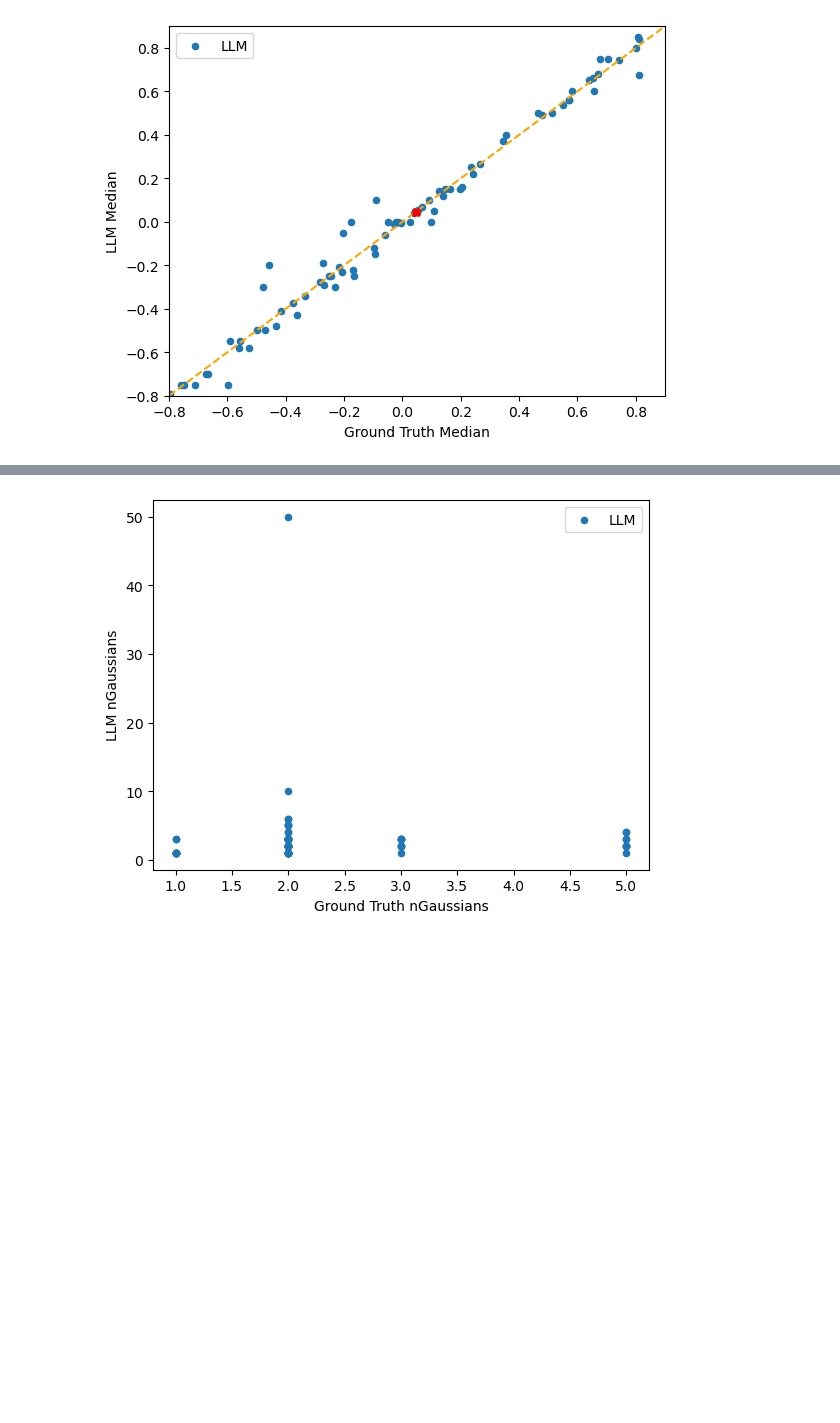
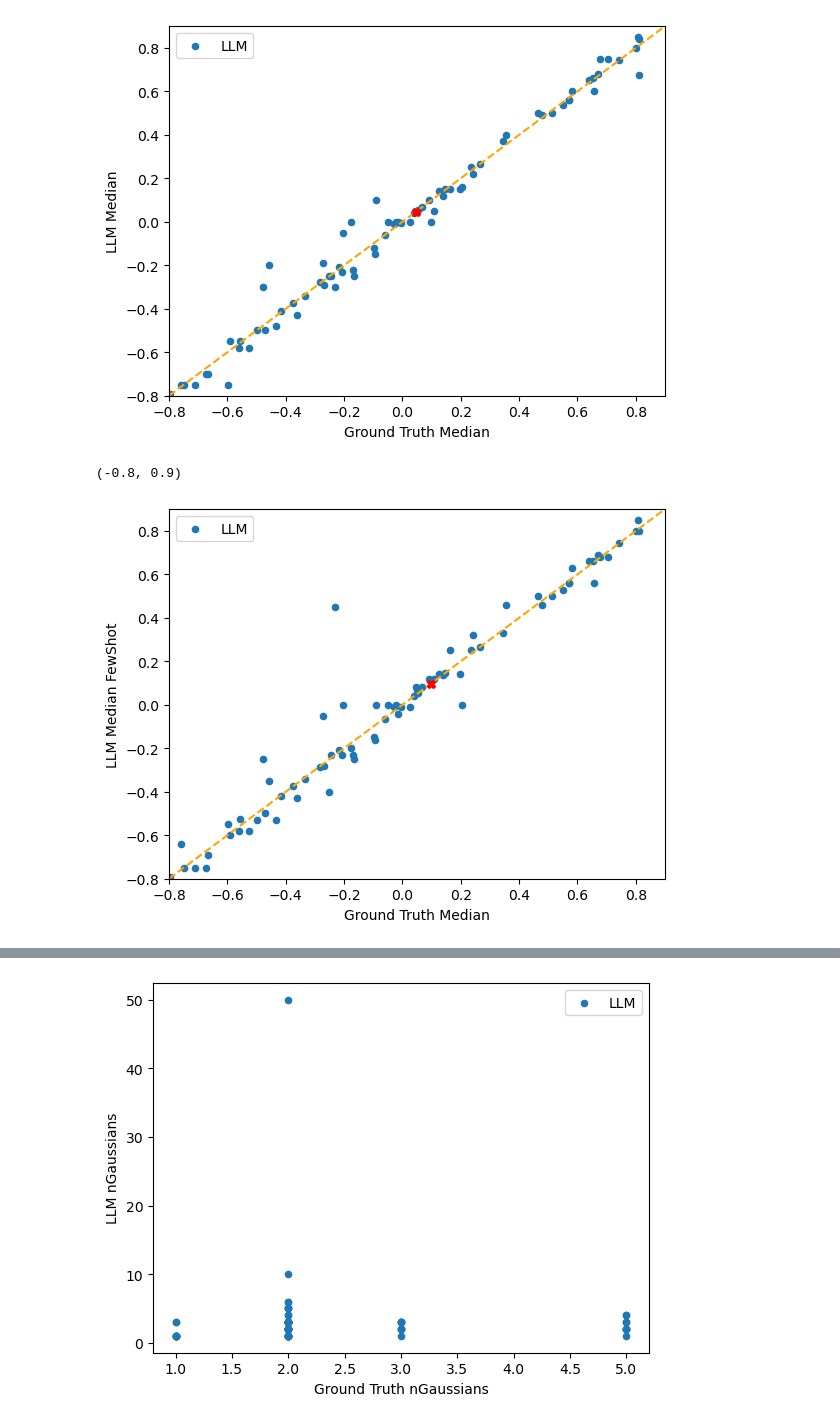
Before and after one commit to ReadingTimeMachine/LLM_VQA_JCDL2025, a Jupyter notebook: explore_zooniverse_data.ipynb, the cells around one changed output, grey strips where cells are left out. Cells and saved outputs as stored; diff of their text form; code cells hidden in the pictures; blank space fills up the shorter version.

```diff
--- a/explore_zooniverse_data.ipynb
+++ b/explore_zooniverse_data.ipynb
@@ -265,3 +279,33 @@ ax.set_xlim(mxmin,mxmax)
 # %% [output]
 (-0.8, 0.9)
 [figure]
+# %%
+ax = df2_a1.plot(x='Ground Truth Median', y='LLM Median FewShot', kind='scatter', label='LLM')
+
+# so we can compare
+mxmin = -0.8
+mxmax = 0.9
+
+ax.plot([mxmin,mxmax],[mxmin,mxmax], color='orange', linestyle='--')
+# plot NaNs
+for i in range(len(df2_a1)):
+    llmm = df2_a1.iloc[i]['LLM Median FewShot']
+    try:
+        llmm = float(llmm)
+    except:
+        print("FAILED:", llmm)
+        llmm = np.nan
+    try:
+        if np.isnan(llmm):
+            gtm = df2_a1.iloc[i]['Ground Truth Median']
+            ax.plot([gtm],[gtm], color='red', marker='X')
+            #print(gtm)
+    except:
+        pass
+        #print('THIS FAILED:', llmm)
+
+ax.set_ylim(mxmin,mxmax)
+ax.set_xlim(mxmin,mxmax)
+# %% [output]
+(-0.8, 0.9)
+[figure, added]
```
Also changed, not shown: parts of 13 cells of this notebook.
